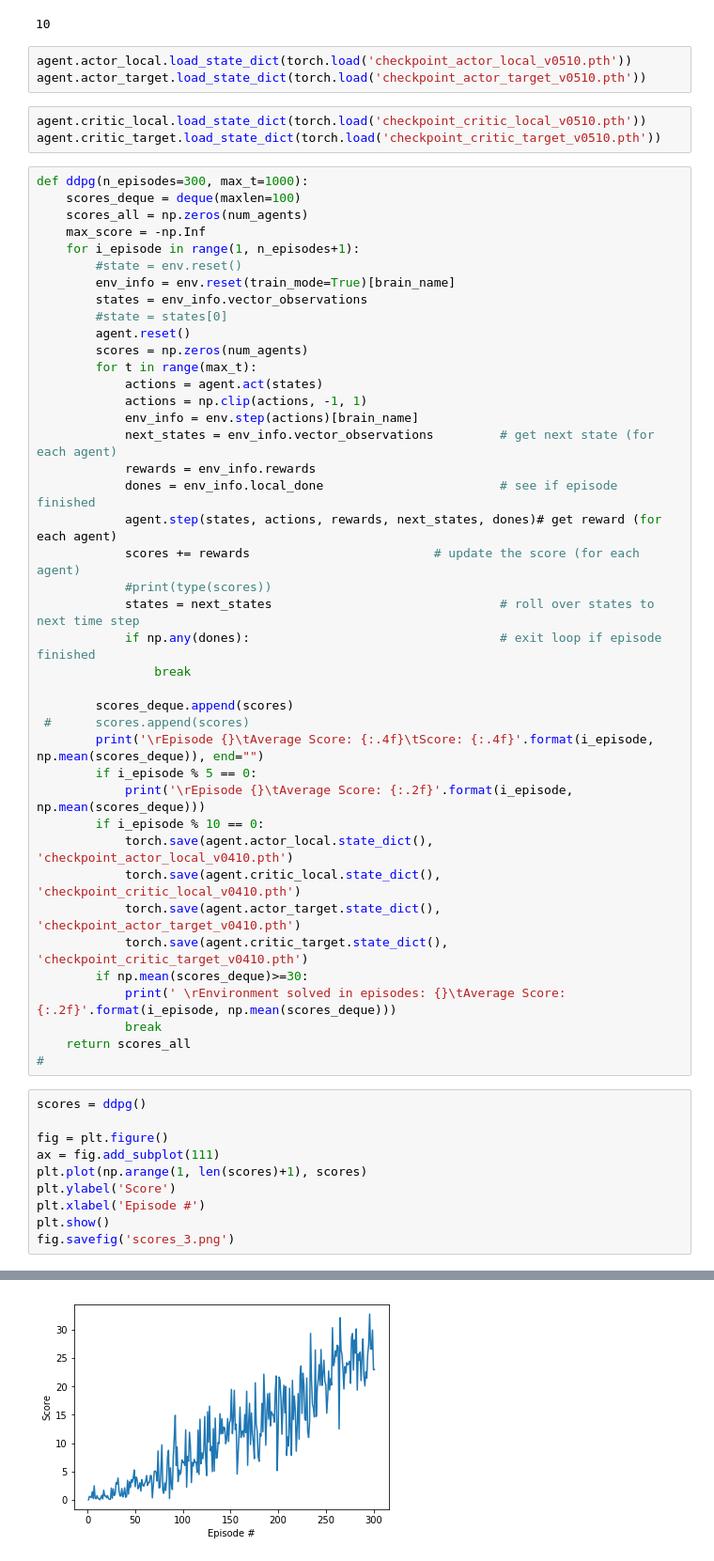
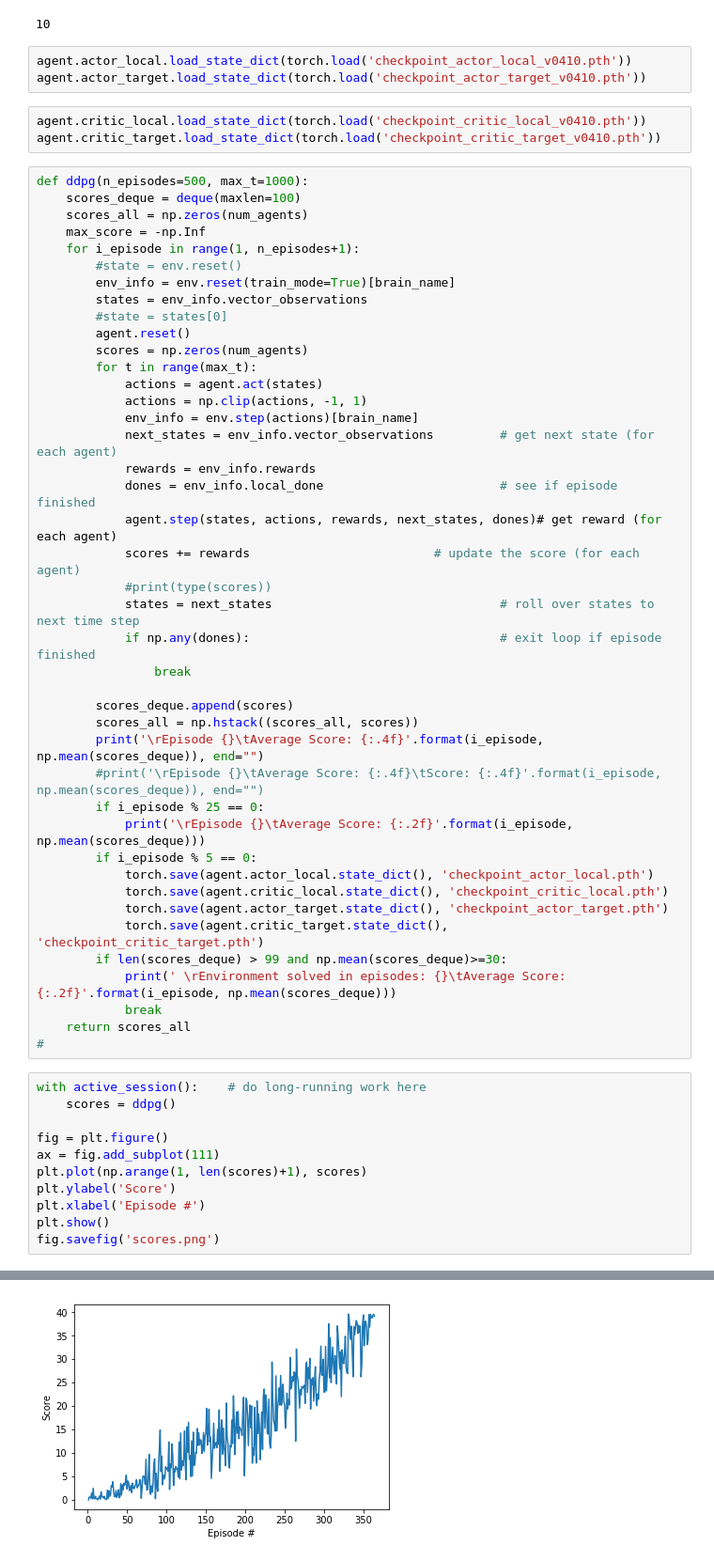
Before and after one commit to MaxSinclair/DRLND_Continous_Control, a Jupyter notebook: Continuous_Control.ipynb, the cells around one changed output, grey strips where cells are left out. Shown at 94% size. Cells and saved outputs as stored; diff of their text form.

Commit message:
feat: updated
- new performance plot
- included feat: "session hold" while the algorithm runs. no workspace getting inactive
- updated project report with precise results and new plot

```diff
--- a/Continuous_Control.ipynb
+++ b/Continuous_Control.ipynb
@@ -129,13 +143,13 @@ agent.steps_to_update_critic
 # %% [output]
 10
 # %%
-agent.actor_local.load_state_dict(torch.load('checkpoint_actor_local_v0510.pth'))
-agent.actor_target.load_state_dict(torch.load('checkpoint_actor_target_v0510.pth'))
+agent.actor_local.load_state_dict(torch.load('checkpoint_actor_local_v0410.pth'))
+agent.actor_target.load_state_dict(torch.load('checkpoint_actor_target_v0410.pth'))
 # %%
-agent.critic_local.load_state_dict(torch.load('checkpoint_critic_local_v0510.pth'))
-agent.critic_target.load_state_dict(torch.load('checkpoint_critic_target_v0510.pth'))
+agent.critic_local.load_state_dict(torch.load('checkpoint_critic_local_v0410.pth'))
+agent.critic_target.load_state_dict(torch.load('checkpoint_critic_target_v0410.pth'))
 # %%
-def ddpg(n_episodes=300, max_t=1000):
+def ddpg(n_episodes=500, max_t=1000):
     scores_deque = deque(maxlen=100)
     scores_all = np.zeros(num_agents)
     max_score = -np.Inf
@@ -161,22 +175,24 @@ def ddpg(n_episodes=300, max_t=1000):
                 break
 
         scores_deque.append(scores)
- #      scores.append(scores)
-        print('\rEpisode {}\tAverage Score: {:.4f}\tScore: {:.4f}'.format(i_episode, np.mean(scores_deque)), end="")
+        scores_all = np.hstack((scores_all, scores))
+        print('\rEpisode {}\tAverage Score: {:.4f}'.format(i_episode, np.mean(scores_deque)), end="")
+        #print('\rEpisode {}\tAverage Score: {:.4f}\tScore: {:.4f}'.format(i_episode, np.mean(scores_deque)), end="")
+        if i_episode % 25 == 0:
+            print('\rEpisode {}\tAverage Score: {:.2f}'.format(i_episode, np.mean(scores_deque)))
         if i_episode % 5 == 0:
-            print('\rEpisode {}\tAverage Score: {:.2f}'.format(i_episode, np.mean(scores_deque)))
-        if i_episode % 10 == 0:
-            torch.save(agent.actor_local.state_dict(), 'checkpoint_actor_local_v0410.pth')
-            torch.save(agent.critic_local.state_dict(), 'checkpoint_critic_local_v0410.pth')
-            torch.save(agent.actor_target.state_dict(), 'checkpoint_actor_target_v0410.pth')
-            torch.save(agent.critic_target.state_dict(), 'checkpoint_critic_target_v0410.pth')
-        if np.mean(scores_deque)>=30:
+            torch.save(agent.actor_local.state_dict(), 'checkpoint_actor_local.pth')
+            torch.save(agent.critic_local.state_dict(), 'checkpoint_critic_local.pth')
+            torch.save(agent.actor_target.state_dict(), 'checkpoint_actor_target.pth')
+            torch.save(agent.critic_target.state_dict(), 'checkpoint_critic_target.pth')
+        if len(scores_deque) > 99 and np.mean(scores_deque)>=30:
             print(' \rEnvironment solved in episodes: {}\tAverage Score: {:.2f}'.format(i_episode, np.mean(scores_deque)))
             break
     return scores_all
 #
 # %%
-scores = ddpg()
+with active_session():    # do long-running work here
+    scores = ddpg()
 
 fig = plt.figure()
 ax = fig.add_subplot(111)
@@ -184,5 +200,5 @@ plt.plot(np.arange(1, len(scores)+1), scores)
 plt.ylabel('Score')
 plt.xlabel('Episode #')
 plt.show()
-fig.savefig('scores_3.png')
+fig.savefig('scores.png')
 # %% [output]
@@ -206 +220 @@ Episode 300     Average Score: 21.0030  Score: 11.8139
-[figure, old version]
+[figure, new version]
```
Also changed, not shown: parts of 9 cells of this notebook, 12 other files.
